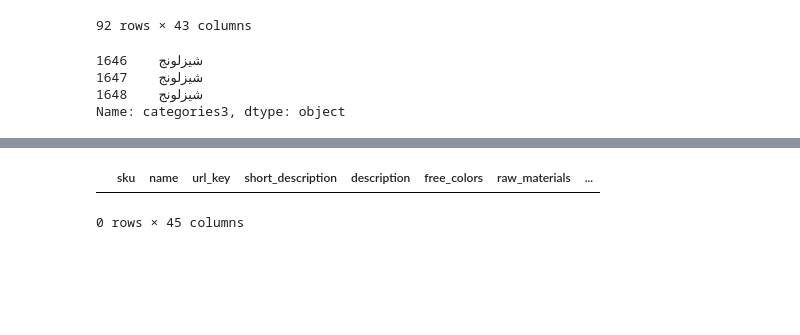
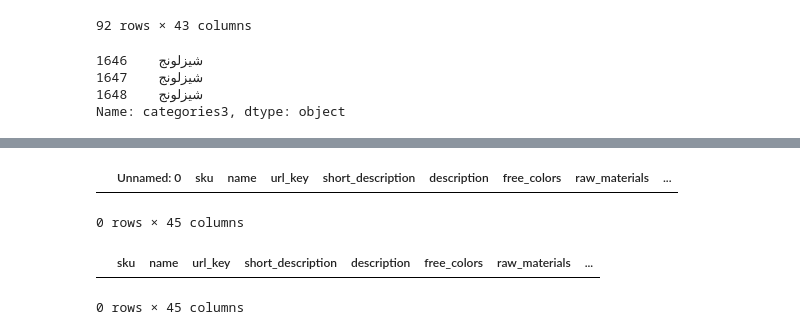
Before and after one commit to wafistos1/Scraping_data, a Jupyter notebook: Scraping_Midas/update midas/Midas_update.ipynb, the cells around one changed output, grey strips where cells are left out. Saved outputs shown, nothing was run; the diff lists cells and outputs as text; code cells hidden in the pictures; blank space fills up the shorter version.

```diff
--- a/Scraping_Midas/update midas/Midas_update.ipynb
+++ b/Scraping_Midas/update midas/Midas_update.ipynb
@@ -1917,4 +2127,4 @@ cats = pd.read_excel("/home/wafistos/Documents/Projects/scaping_wafi/Scraping_Mi
 # %%
 list_cats = []
 for index, row in cats.iterrows():
-    list_cats.append([row['Name of category '], row['Num of category ']] )
+    list_cats.append([row['Name of category '], row['Num of category '], row['description']] )
@@ -1960,4 +2209,15 @@ Name: categories3, dtype: object
+# %%
+for tt in list_cats:
+    df.loc[df['categories2'] == tt[0], 'categories'] =  tt[1]
 # %%
 for tt in list_cats:
-    df.loc[df['categories3'] == tt[0], 'categories'] = tt[1]
+    df.loc[df['categories3'] == tt[0].strip, 'categories'] = tt[1]
+# %%
+for tt in list_cats:
+    df.loc[(df['categories'] == tt[1]) & (df['description'].isnull()), 'description'] =  tt[2]
+# %%
+df.loc[df['description'] == '']
+# %% [output]
+|  | Unnamed: 0 | sku | name | url_key | short_description | description | free_colors | raw_materials | ... |
+0 rows × 45 columns
 # %%
```
Also changed, not shown: parts of 93 cells of this notebook, 55 other files.
